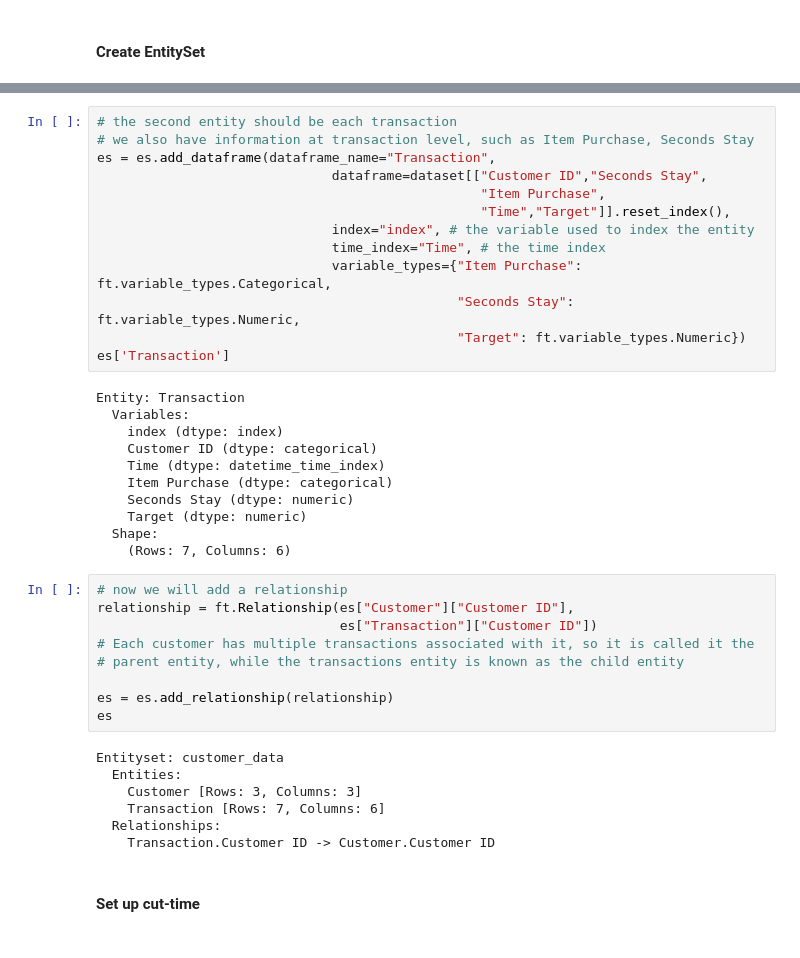
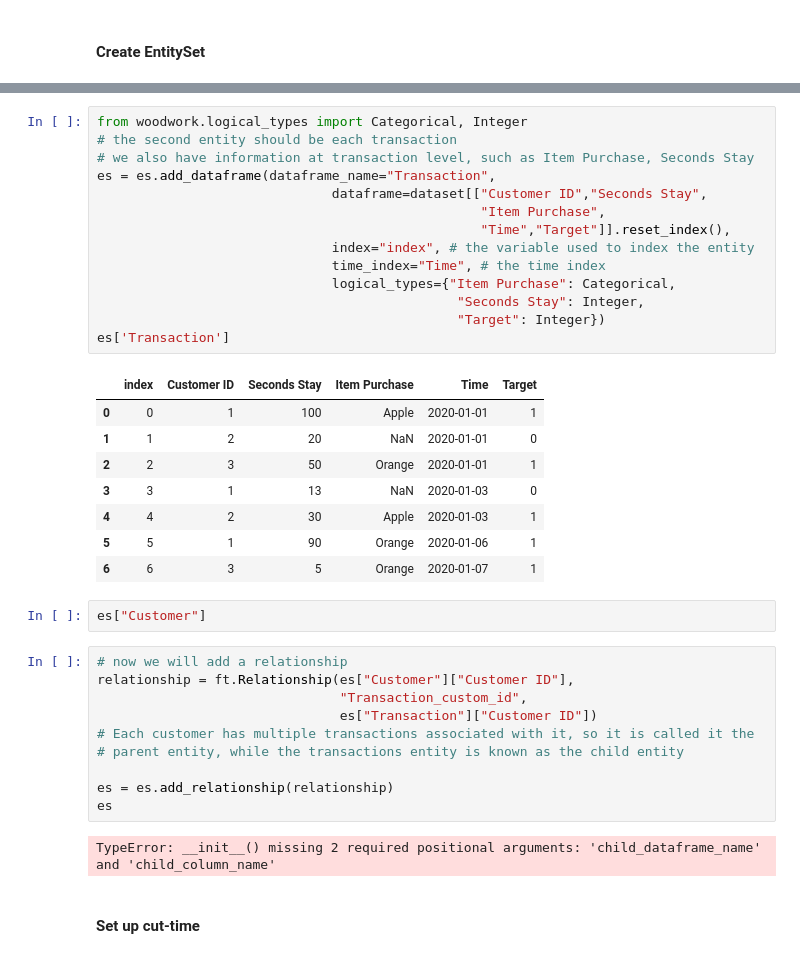
Before and after one commit to pengfei99/FeatureEngineering, a Jupyter notebook: notebooks/00.Data_preprocessing/01.Data_preprocessing.ipynb, the cells around one changed output, grey strips where cells are left out. Drawn from its saved outputs; the diff is of its cells as text.

```diff
--- a/notebooks/00.Data_preprocessing/01.Data_preprocessing.ipynb
+++ b/notebooks/00.Data_preprocessing/01.Data_preprocessing.ipynb
@@ -2000,30 +1997,32 @@ Entity: Customer
 # %%
+from woodwork.logical_types import Categorical, Integer
 # the second entity should be each transaction
 # we also have information at transaction level, such as Item Purchase, Seconds Stay
 es = es.add_dataframe(dataframe_name="Transaction",
                               dataframe=dataset[["Customer ID","Seconds Stay",
                                                  "Item Purchase",
                                                  "Time","Target"]].reset_index(),
                               index="index", # the variable used to index the entity
                               time_index="Time", # the time index
-                              variable_types={"Item Purchase": ft.variable_types.Categorical,
-                                              "Seconds Stay": ft.variable_types.Numeric,
-                                              "Target": ft.variable_types.Numeric})
+                              logical_types={"Item Purchase": Categorical,
+                                              "Seconds Stay": Integer,
+                                              "Target": Integer})
 es['Transaction']
 # %% [output]
-Entity: Transaction
-  Variables:
-    index (dtype: index)
-    Customer ID (dtype: categorical)
-    Time (dtype: datetime_time_index)
-    Item Purchase (dtype: categorical)
-    Seconds Stay (dtype: numeric)
-    Target (dtype: numeric)
-  Shape:
-    (Rows: 7, Columns: 6)
+|  | index | Customer ID | Seconds Stay | Item Purchase | Time | Target |
+| 0 | 0 | 1 | 100 | Apple | 2020-01-01 | 1 |
+| 1 | 1 | 2 | 20 | NaN | 2020-01-01 | 0 |
+| 2 | 2 | 3 | 50 | Orange | 2020-01-01 | 1 |
+| 3 | 3 | 1 | 13 | NaN | 2020-01-03 | 0 |
+| 4 | 4 | 2 | 30 | Apple | 2020-01-03 | 1 |
+| 5 | 5 | 1 | 90 | Orange | 2020-01-06 | 1 |
+| 6 | 6 | 3 | 5 | Orange | 2020-01-07 | 1 |
+# %%
+es["Customer"]
 # %%
 # now we will add a relationship
 relationship = ft.Relationship(es["Customer"]["Customer ID"],
+                               "Transaction_custom_id",
                                es["Transaction"]["Customer ID"])
 # Each customer has multiple transactions associated with it, so it is called it the
 # parent entity, while the transactions entity is known as the child entity
@@ -2031,12 +2030,7 @@ relationship = ft.Relationship(es["Customer"]["Customer ID"],
 es = es.add_relationship(relationship)
 es
 # %% [output]
-Entityset: customer_data
-  Entities:
-    Customer [Rows: 3, Columns: 3]
-    Transaction [Rows: 7, Columns: 6]
-  Relationships:
-    Transaction.Customer ID -> Customer.Customer ID
+TypeError: __init__() missing 2 required positional arguments: 'child_dataframe_name' and 'child_column_name'
 # %% [markdown]
 #### Set up cut-time
 # %% [markdown]
```
Also changed, not shown: parts of 38 cells of this notebook.
